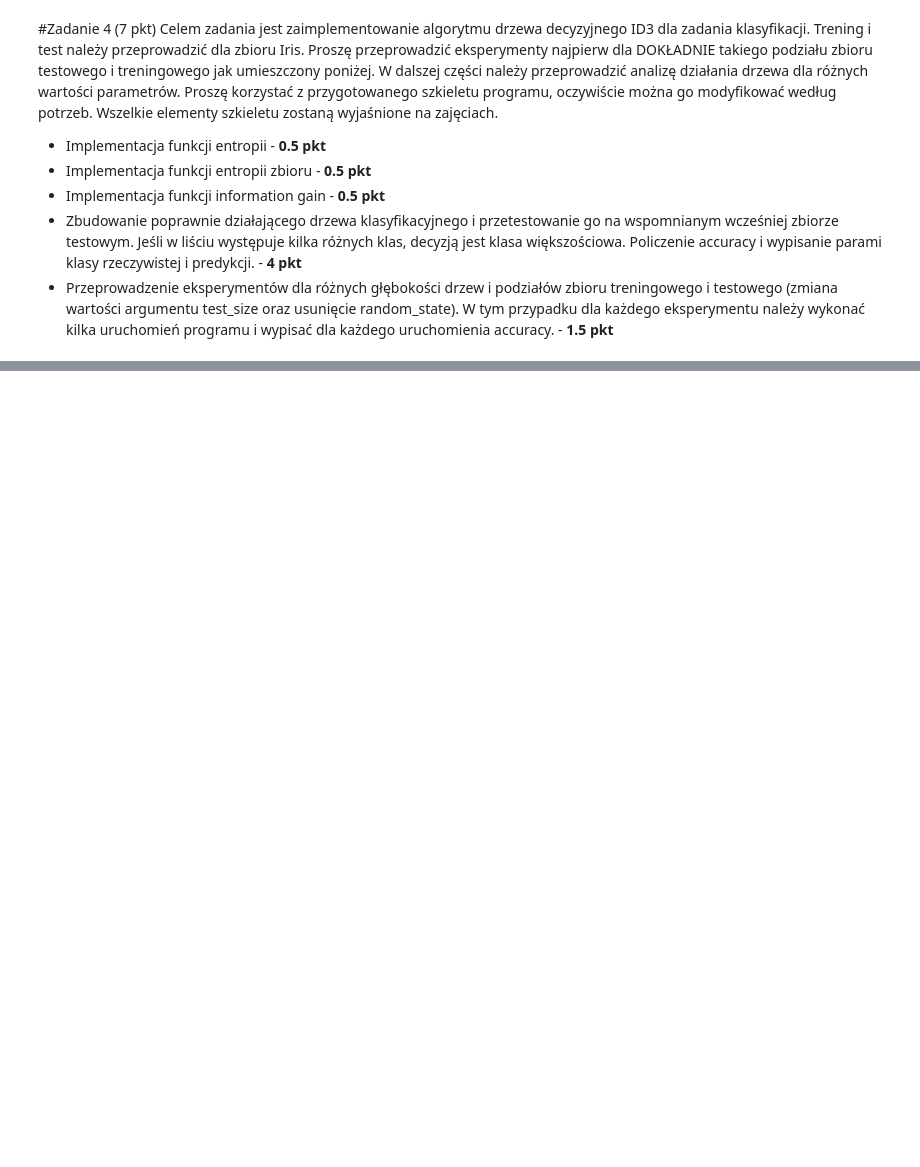
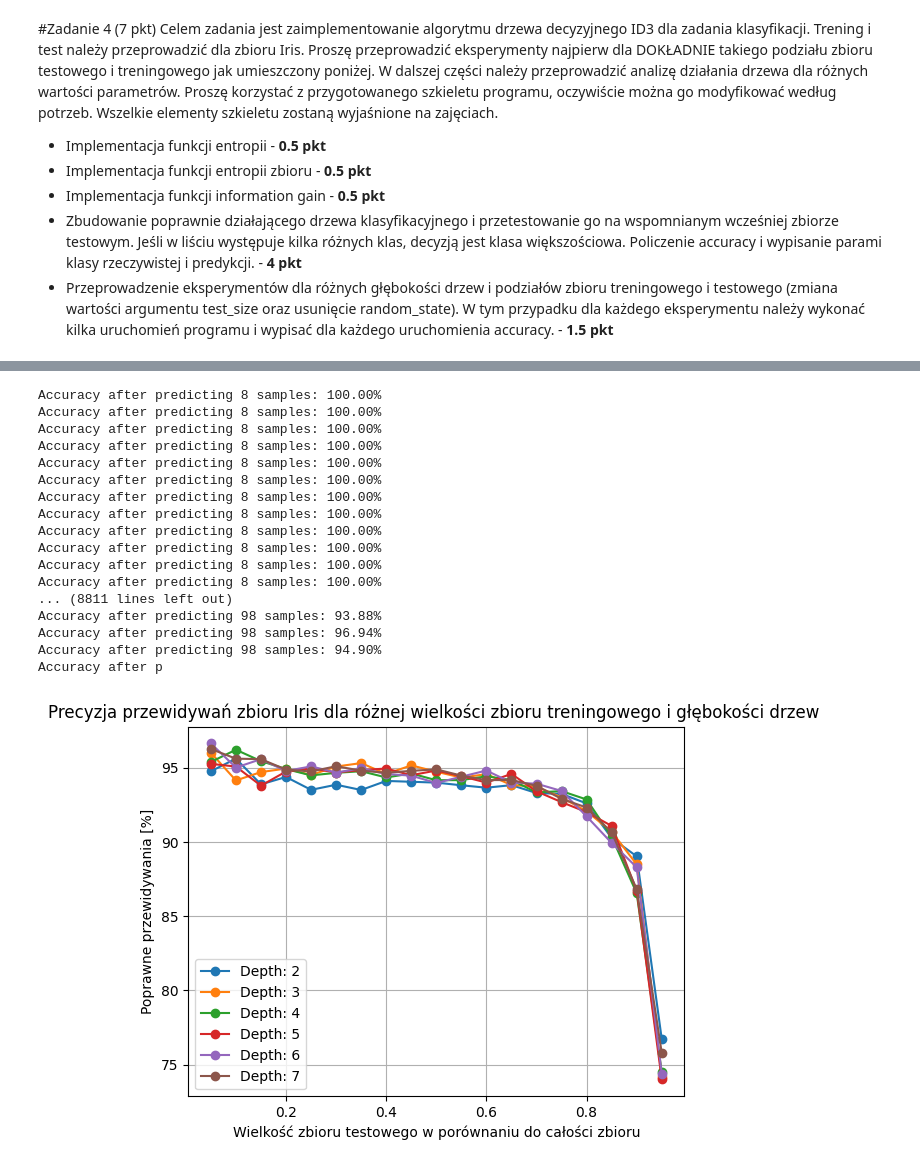
Before and after one commit to VisteK528/WSI, a Jupyter notebook: Exercise4/Zadanie_4.ipynb, the cells around one changed output, grey strips where cells are left out. Cells and saved outputs as stored; diff of their text form; code cells hidden in the pictures; blank space fills up the shorter version.

```diff
--- a/Exercise4/Zadanie_4.ipynb
+++ b/Exercise4/Zadanie_4.ipynb
@@ -202,0 +260,46 @@ print(dc_sk.feature_importances_)
+# %%
+tries = 100
+iris = load_iris()
+x = iris.data
+y = iris.target
+
+for depth in range(2, 8):
+    accuracies = []
+    depths = []
+    for test_size_mult in range(1, 20):
+        temp_accuracy = []
+        for i in range(tries):
+            x_train, x_test, y_train, y_test = train_test_split(x, y, test_size=0.5*test_size_mult/10)
+            dc = DecisionTreeClassifier(depth)
+            dc.fit(x_train, y_train)
+            temp_accuracy.append(dc.evaluate(x_test, y_test, verbose=0)*100)
+        accuracies.append(sum(temp_accuracy)/tries)
+        depths.append(0.5*test_size_mult/10)
+
+    plt.plot(depths,accuracies,'o-', label=f"Depth: {depth}")
+
+plt.grid()
+plt.legend()
+plt.title("Precyzja przewidywań zbioru Iris dla różnej wielkości zbioru treningowego i głębokości drzew ")
+plt.ylabel("Poprawne przewidywania [%]")
+plt.xlabel("Wielkość zbioru testowego w porównaniu do całości zbioru")
+plt.show()
+# %% [output]
+Accuracy after predicting 8 samples: 100.00%
+Accuracy after predicting 8 samples: 100.00%
+Accuracy after predicting 8 samples: 100.00%
+Accuracy after predicting 8 samples: 100.00%
+Accuracy after predicting 8 samples: 100.00%
+Accuracy after predicting 8 samples: 100.00%
+Accuracy after predicting 8 samples: 100.00%
+Accuracy after predicting 8 samples: 100.00%
+Accuracy after predicting 8 samples: 100.00%
+Accuracy after predicting 8 samples: 100.00%
+Accuracy after predicting 8 samples: 100.00%
+Accuracy after predicting 8 samples: 100.00%
+... (8811 lines left out)
+Accuracy after predicting 98 samples: 93.88%
+Accuracy after predicting 98 samples: 96.94%
+Accuracy after predicting 98 samples: 94.90%
+Accuracy after p
+[figure, added]
```
Also changed, not shown: parts of 17 cells of this notebook.
